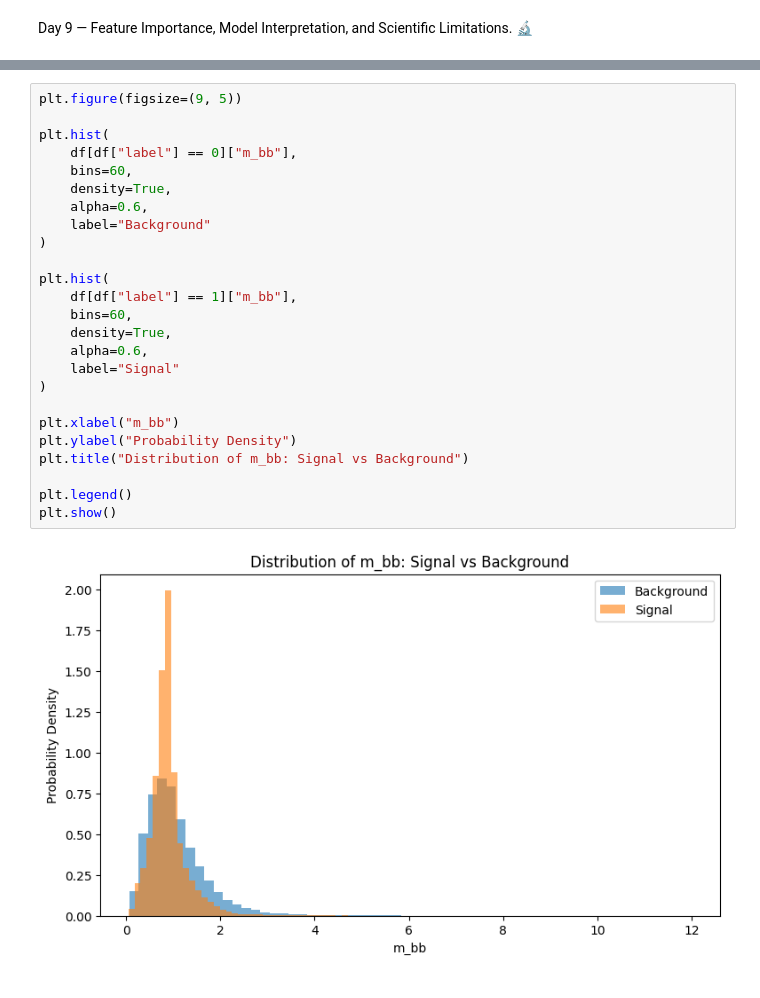
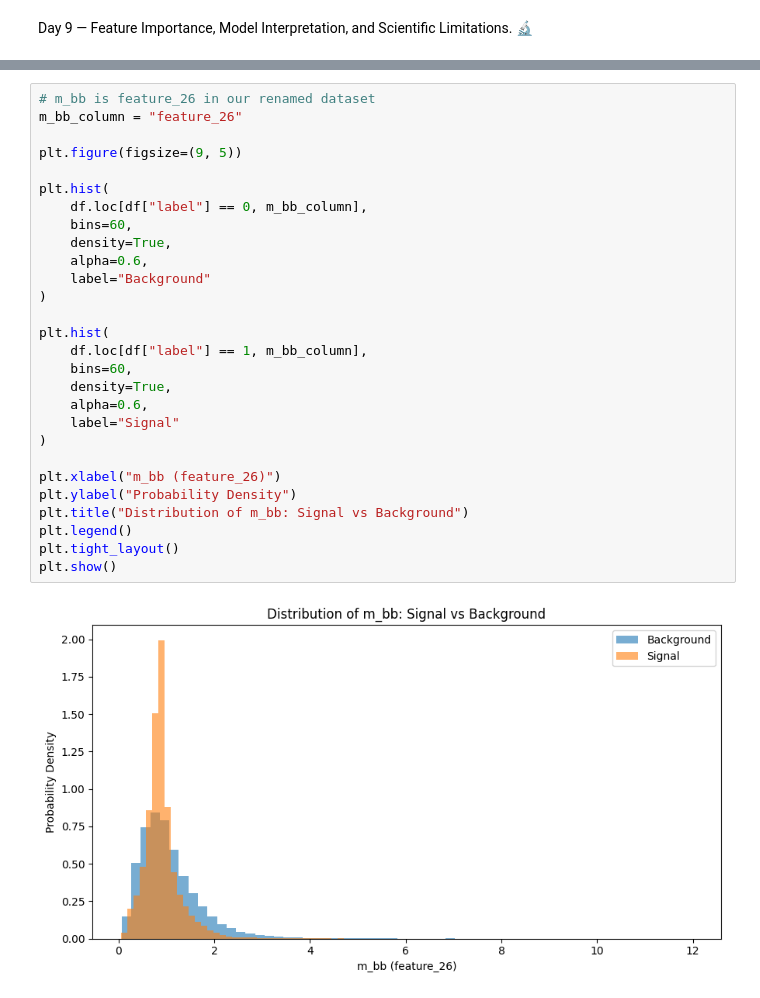
Before and after one commit to KavyaN506/Machine-learning-for-particle-physics, a Jupyter notebook: notebooks/Higgs_Classification.ipynb, the cells around one changed output, grey strips where cells are left out. Cells and saved outputs as stored; diff of their text form.

```diff
--- a/notebooks/Higgs_Classification.ipynb
+++ b/notebooks/Higgs_Classification.ipynb
@@ -1035,28 +1457,31 @@ print("Results saved successfully!")
 Results saved successfully!
 # %%
+# m_bb is feature_26 in our renamed dataset
+m_bb_column = "feature_26"
+
 plt.figure(figsize=(9, 5))
 
 plt.hist(
-    df[df["label"] == 0]["m_bb"],
+    df.loc[df["label"] == 0, m_bb_column],
     bins=60,
     density=True,
     alpha=0.6,
     label="Background"
 )
 
 plt.hist(
-    df[df["label"] == 1]["m_bb"],
+    df.loc[df["label"] == 1, m_bb_column],
     bins=60,
     density=True,
     alpha=0.6,
     label="Signal"
 )
 
-plt.xlabel("m_bb")
+plt.xlabel("m_bb (feature_26)")
 plt.ylabel("Probability Density")
 plt.title("Distribution of m_bb: Signal vs Background")
-
 plt.legend()
+plt.tight_layout()
 plt.show()
 # %% [output]
-[figure, old version]
+[figure, new version]
```
Also changed, not shown: parts of 13 cells of this notebook.
